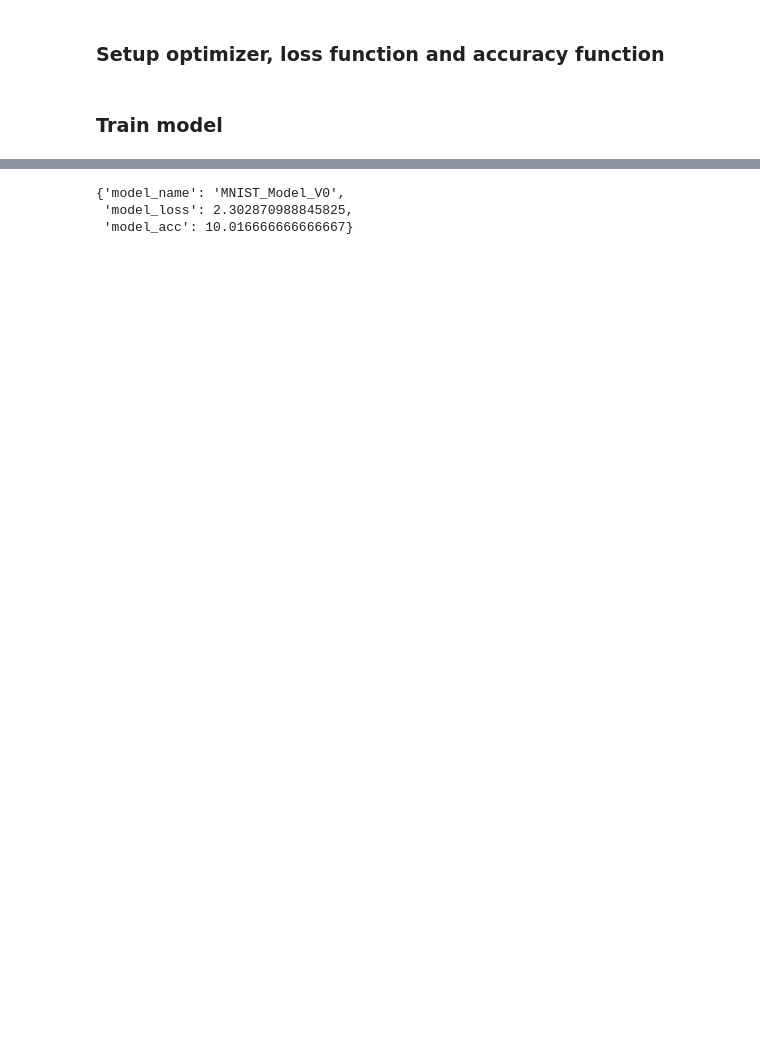
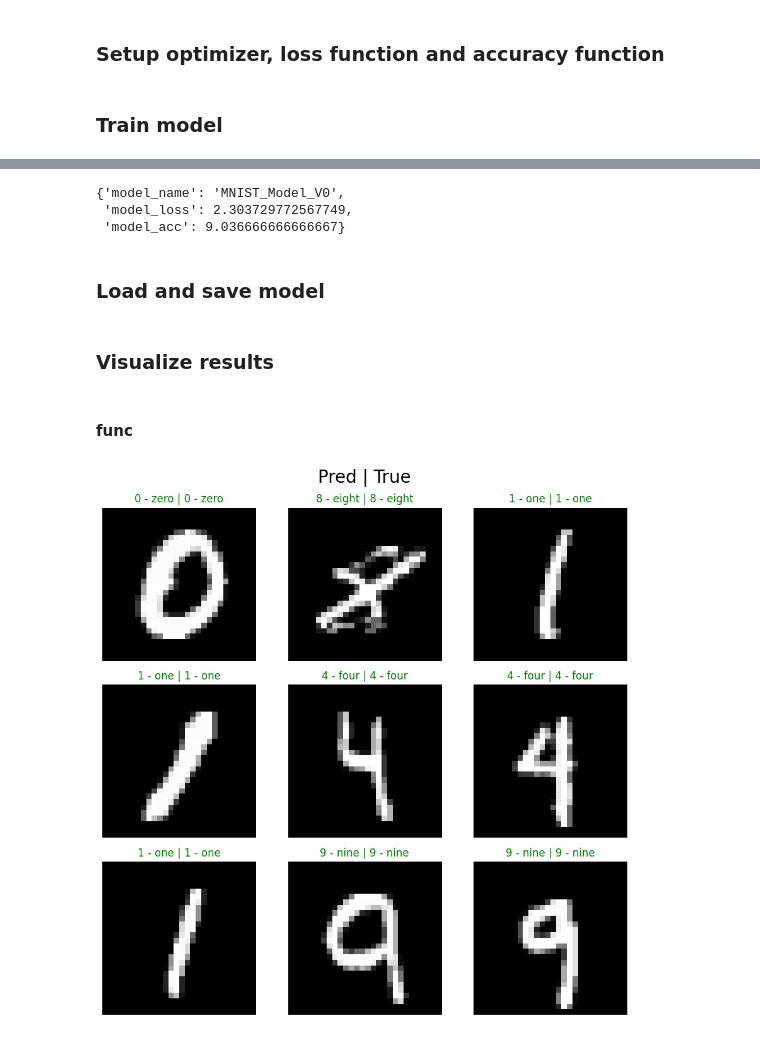
Before and after one commit to GGisMee/PyTorch, a Jupyter notebook: 03/exercises/e1.ipynb, the cells around one changed output, grey strips where cells are left out. Cells and saved outputs as stored; diff of their text form; code cells hidden in the pictures; blank space fills up the shorter version.

```diff
--- a/03/exercises/e1.ipynb
+++ b/03/exercises/e1.ipynb
@@ -89,6 +95,6 @@ plt.show()
 from torch.utils.data import DataLoader
 pt.manual_seed(42)
 pt.cuda.manual_seed(42)
-test_dataloader = DataLoader(dataset=train_data, batch_size=32,shuffle=False)
-train_dataloader = DataLoader(dataset=test_data, batch_size=32,shuffle=True)
+train_dataloader = DataLoader(dataset=train_data, batch_size=32,shuffle=True)
+test_dataloader = DataLoader(dataset=test_data, batch_size=32,shuffle=False)
 # %%
@@ -203,12 +233,12 @@ from timeit import default_timer as timer
 from tqdm.auto import tqdm
 start = timer()
 set_seeds(42)
-epochs = 5
+epochs = 3
 
 for epoch in tqdm(range(epochs), desc="Epoch loops"):
     print(f"Epoch: {epoch}\n----------")
-    mlf.Model_operations.train_step(model0, train_dataloader, optimizer, loss_fn, accuracy_fn, device,show=True)
-    mlf.Model_operations.test_step(model0, test_dataloader, loss_fn, accuracy_fn, device,show=True)
+    mlf.Model_operations.train_step(model0, test_dataloader, optimizer, loss_fn, accuracy_fn, device,show=True)
+    mlf.Model_operations.test_step(model0, train_dataloader, loss_fn, accuracy_fn, device,show=True)
 
 
 time = mlf.time_func(start, device)
@@ -233,6 +260,27 @@ Train time on cpu: 87.598 seconds
 # %%
-mlf.Model_operations.eval_model(model0, test_dataloader, loss_fn, accuracy_fn, device)
+mlf.Model_operations.eval_model(model0, train_dataloader, loss_fn, accuracy_fn, device)
 # %% [output]
 {'model_name': 'MNIST_Model_V0',
- 'model_loss': 2.302870988845825,
- 'model_acc': 10.016666666666667}
+ 'model_loss': 2.303729772567749,
+ 'model_acc': 9.036666666666667}
+# %% [markdown]
+### Load and save model
+# %%
+# mlf.save_model_state_dict(model0,'model/MNIST_model')
+loaded_model = mlf.save_load.load_state_dict(MNIST_Model_V0(1,len(train_data.classes),10),'model/MNIST_model')
+# %% [markdown]
+### Visualize results
+# %% [markdown]
+#### func
+# %%
+test_labels, test_samples = mlf.get_sample(test_data, 9)
+# squeezed_samples = [el.squeeze() for el in test_samples]
+# mlf.view.images(squeezed_samples,test_labels,test_data.classes)
+preds = mlf.Model_operations.make_predictions(loaded_model,test_samples, device)
+# print(preds.shape)
+# print(preds)
+preds = preds.squeeze().argmax(1)
+# print(preds)
+mlf.view.true_false(preds, test_labels,test_samples,test_data.classes, 3,3)
+# %% [output]
+[figure, added]
```
Also changed, not shown: parts of 13 cells of this notebook, 5 other files.
